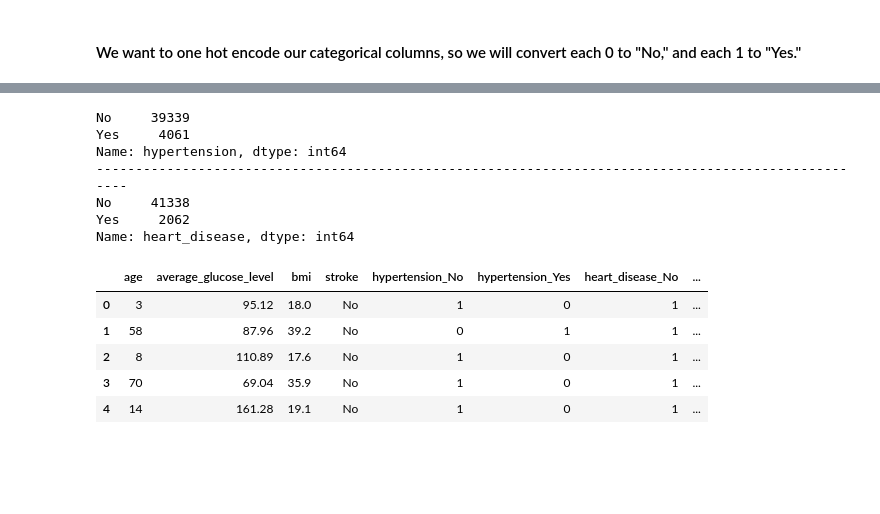
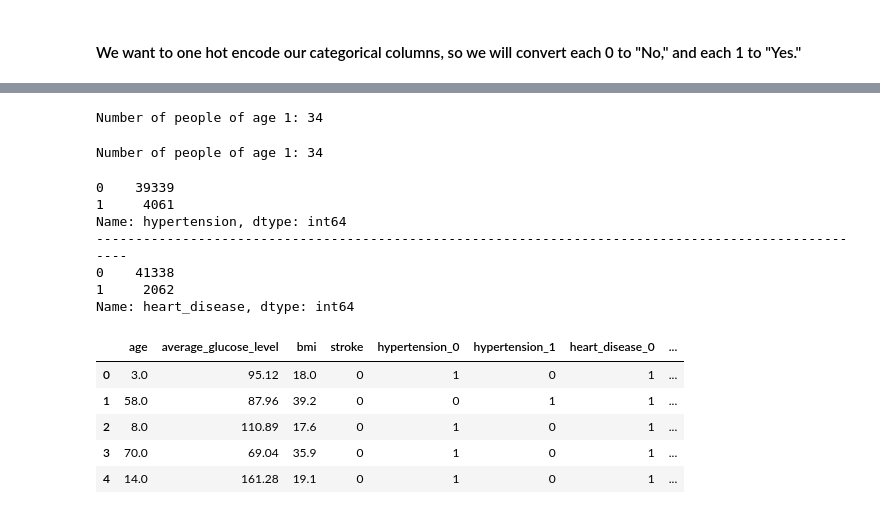
Before and after one commit to TylerTompa/UNCC_Project_3, a Jupyter notebook: healthcare-data/Jupyter/Machine_Learning.ipynb, the cells around one changed output, grey strips where cells are left out. Drawn from its saved outputs; the diff is of its cells as text; code cells hidden in the pictures; blank space fills up the shorter version.

Commit message:
one hot encode categorical columns

```diff
--- a/healthcare-data/Jupyter/Machine_Learning.ipynb
+++ b/healthcare-data/Jupyter/Machine_Learning.ipynb
@@ -9,13 +11,13 @@ import numpy as np
 import os
 
 # Define file path to our data
-stoke_data_relevant_features_file_path = os.path.join("..", "Data", "stroke_data_relevant_features_and_label.csv")
+stoke_data_relevant_features_and_label_file_path = os.path.join("..", "Data", "stroke_data_relevant_features_and_label.csv")
 
 # Create dataframe from local csv file
-stroke_data_relevant_features = pd.read_csv(stoke_data_relevant_features_file_path)
+stroke_data_relevant_features_and_label = pd.read_csv(stoke_data_relevant_features_and_label_file_path)
 
 # Previe dataframe
-stroke_data_relevant_features.head()
+stroke_data_relevant_features_and_label.head()
 # %% [output]
 |  | hypertension | heart_disease | ever_married | work_type | smoking_status | age | average_glucose_level | ... |
 | 0 | 0 | 0 | No | children | smokes | 3.0 | 95.12 | ... |
@@ -28,8 +54,8 @@ stroke_data_relevant_features.head()
 # %%
 # Replace each 0 with "No," and each 1 with "Yes."
-stroke_data_relevant_features.replace(0, "No", inplace=True)
-stroke_data_relevant_features.replace(1, "Yes", inplace=True)
+stroke_data_relevant_features_and_label[["hypertension", "heart_disease"]].replace(0, "No", inplace=True)
+stroke_data_relevant_features_and_label[["hypertension", "heart_disease"]].replace(1, "Yes", inplace=True)
 
 # Preview dataframe after converting binary data to strings
-stroke_data_relevant_features.head()
+stroke_data_relevant_features_and_label.head()
 # %% [output]
@@ -41,0 +76,7 @@ stroke_data_relevant_features.head()
+# %%
+# Check to see if either if the values of 1 in the age column were changed
+number_of_people_age_1 = len(stroke_data_relevant_features_and_label[stroke_data_relevant_features_and_label["age"] == 1])
+
+print(f"Number of people of age 1: {number_of_people_age_1}")
+# %% [output]
+Number of people of age 1: 34
@@ -42,24 +90,31 @@ stroke_data_relevant_features.head()
+# %%
+# Confirm values in the age column were fixed
+number_of_people_age_1 = len(stroke_data_relevant_features_and_label[stroke_data_relevant_features_and_label["age"] == 1])
+
+print(f"Number of people of age 1: {number_of_people_age_1}")
+# %% [output]
+Number of people of age 1: 34
 # %%
 # Confirm binary data proplerly converted
-print(stroke_data_relevant_features["hypertension"].value_counts())
+print(stroke_data_relevant_features_and_label["hypertension"].value_counts())
 print(100*"-")
-print(stroke_data_relevant_features["heart_disease"].value_counts())
+print(stroke_data_relevant_features_and_label["heart_disease"].value_counts())
 # %% [output]
-No     39339
-Yes     4061
+0    39339
+1     4061
 Name: hypertension, dtype: int64
 ----------------------------------------------------------------------------------------------------
-No     41338
-Yes     2062
+0    41338
+1     2062
 Name: heart_disease, dtype: int64
 # %%
 # Transform data to one hot encoded data
-machine_ready_stroke_data = pd.get_dummies(stroke_data_relevant_features, columns=["hypertension", "heart_disease", "ever_married", "work_type", "smoking_status"])
+machine_ready_stroke_data = pd.get_dummies(stroke_data_relevant_features_and_label, columns=["hypertension", "heart_disease", "ever_married", "work_type", "smoking_status"])
 machine_ready_stroke_data.head()
 # %% [output]
-|  | age | average_glucose_level | bmi | stroke | hypertension_No | hypertension_Yes | heart_disease_No | ... |
-| 0 | 3 | 95.12 | 18.0 | No | 1 | 0 | 1 | ... |
-| 1 | 58 | 87.96 | 39.2 | No | 0 | 1 | 1 | ... |
-| 2 | 8 | 110.89 | 17.6 | No | 1 | 0 | 1 | ... |
-| 3 | 70 | 69.04 | 35.9 | No | 1 | 0 | 1 | ... |
-| 4 | 14 | 161.28 | 19.1 | No | 1 | 0 | 1 | ... |
+|  | age | average_glucose_level | bmi | stroke | hypertension_0 | hypertension_1 | heart_disease_0 | ... |
+| 0 | 3.0 | 95.12 | 18.0 | 0 | 1 | 0 | 1 | ... |
+| 1 | 58.0 | 87.96 | 39.2 | 0 | 0 | 1 | 1 | ... |
+| 2 | 8.0 | 110.89 | 17.6 | 0 | 1 | 0 | 1 | ... |
+| 3 | 70.0 | 69.04 | 35.9 | 0 | 1 | 0 | 1 | ... |
+| 4 | 14.0 | 161.28 | 19.1 | 0 | 1 | 0 | 1 | ... |
```
Also changed, not shown: parts of 22 cells of this notebook.
